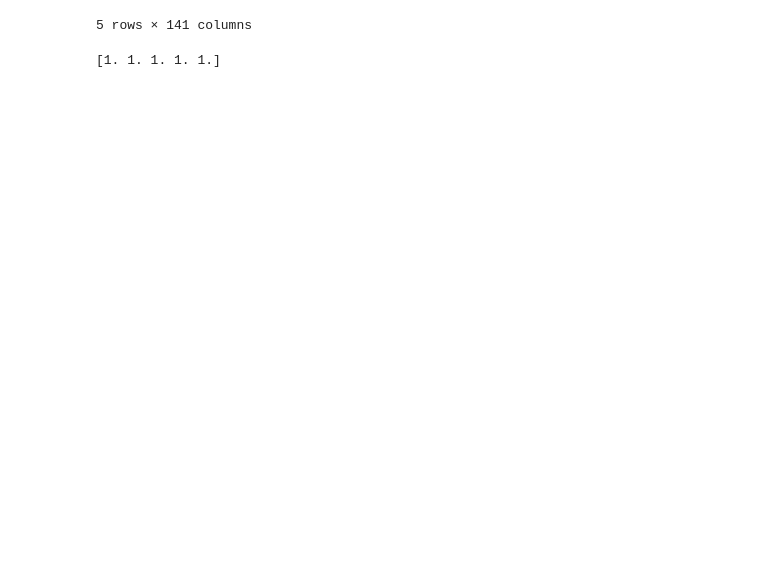
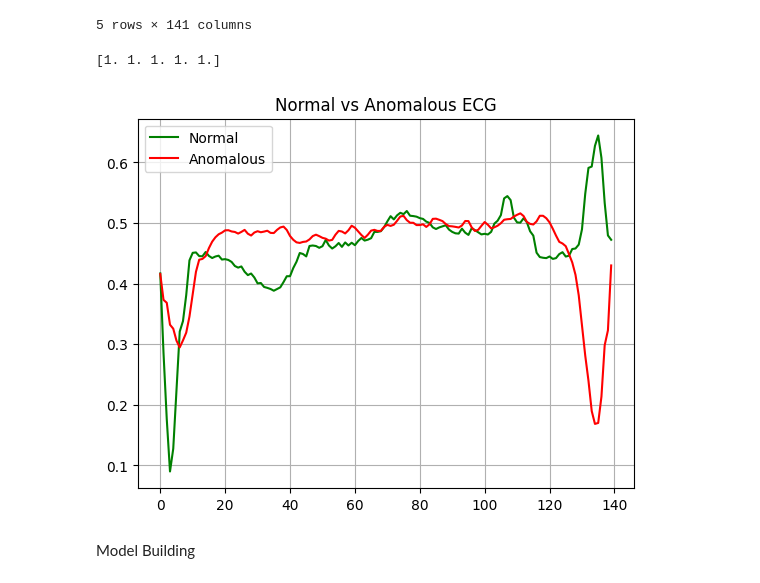
Before and after one commit to Karath-Vamsi/anomaly_detection, a Jupyter notebook: app.ipynb, the cells around one changed output. Saved outputs shown, nothing was run; the diff lists cells and outputs as text; code cells hidden in the pictures; blank space fills up the shorter version.

Commit message:
model built and tested

```diff
--- a/app.ipynb
+++ b/app.ipynb
@@ -43,0 +49,11 @@ anomalous_test_data = test_data[~test_labels]
+# %%
+plt.grid()
+plt.plot(np.arange(140), normal_train_data[0], color='green')
+plt.plot(np.arange(140), anomalous_train_data[0], color='red')
+plt.title("Normal vs Anomalous ECG")
+plt.legend(["Normal", "Anomalous"])
+plt.show()
+# %% [output]
+[figure, added]
+# %% [markdown]
+Model Building
```
Also changed, not shown: parts of 8 cells of this notebook.
